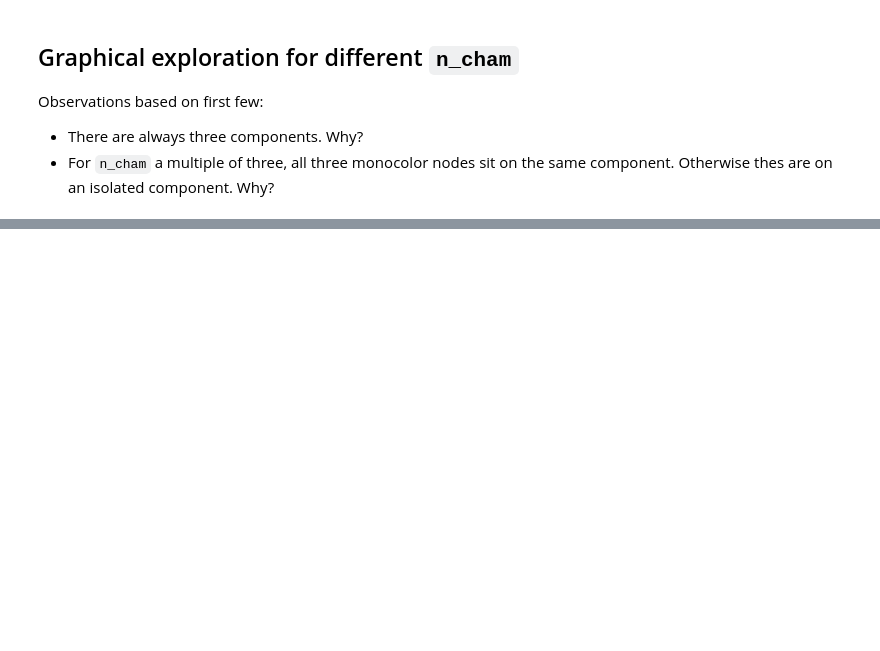
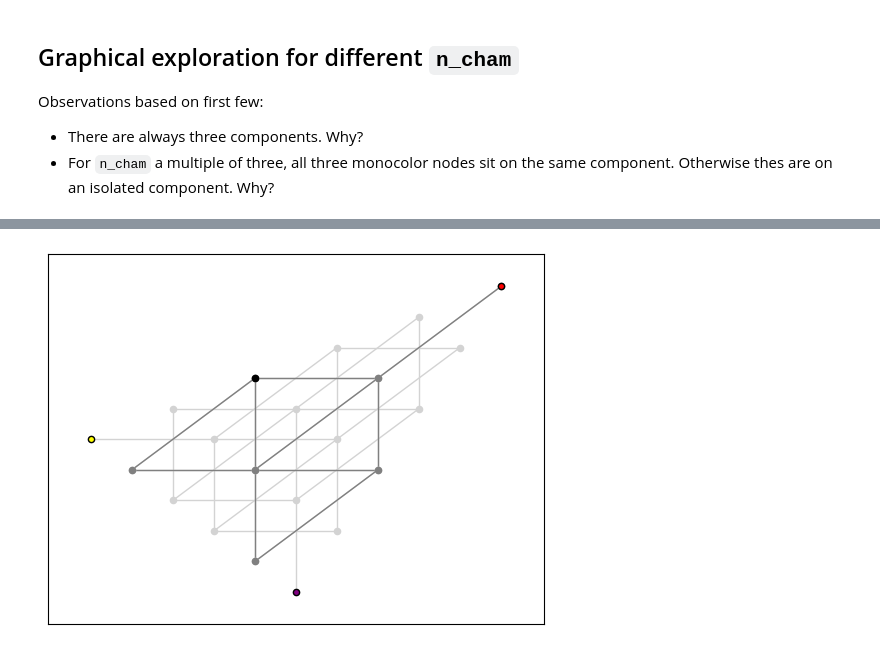
Before and after one commit to ruedi137/ChameleonChromodynamics, a Jupyter notebook: index.ipynb, the cells around one changed output, grey strips where cells are left out. Cells and saved outputs as stored; diff of their text form; code cells hidden in the pictures; blank space fills up the shorter version.

```diff
--- a/index.ipynb
+++ b/index.ipynb
@@ -104,0 +117,11 @@ plt.show()
+# %%
+def projection_layout(graph, **kwds):
+    return {(i, j, k): np.array([i-j, i-k]) for (i, j, k) in graph.nodes()}
+
+n_cham = 5
+init = (2, 3, 0)
+
+graph = build_graph(n_cham)
+draw_cham(graph, init, draw_all_nodes=True, layout=projection_layout)
+# %% [output]
+[figure, added]
```
Also changed, not shown: parts of 5 cells of this notebook.
